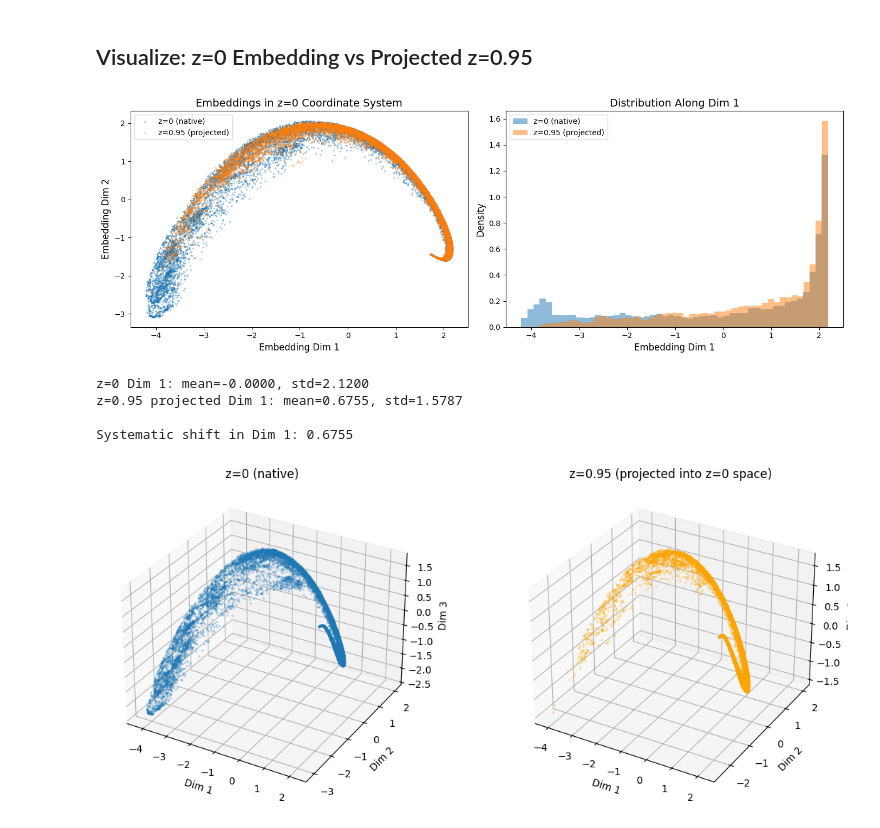
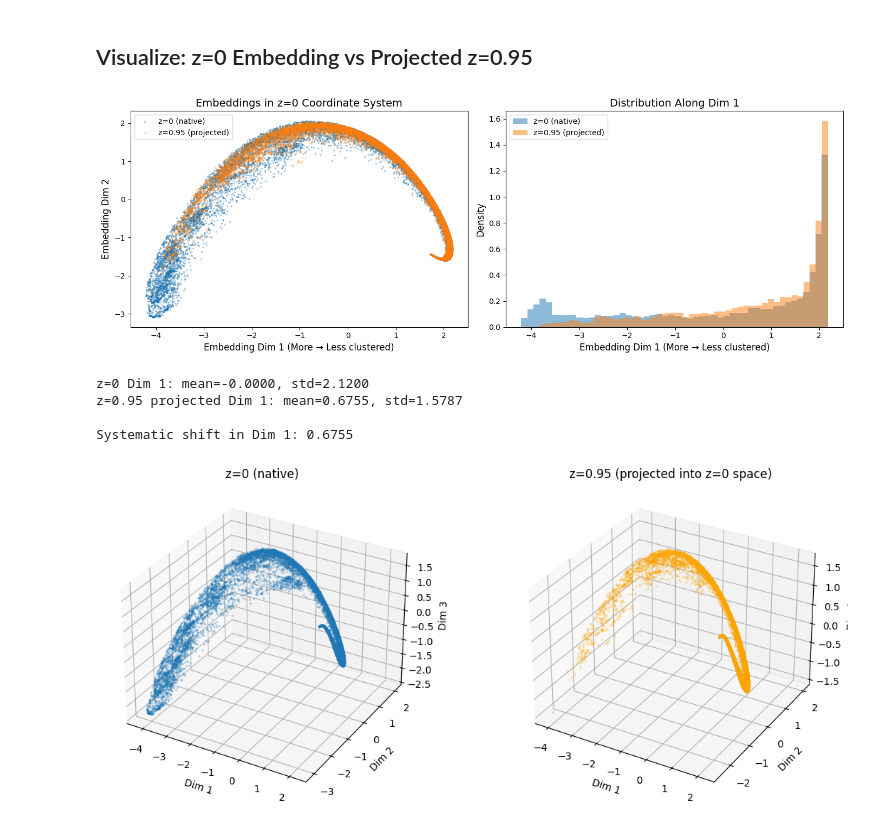
Before and after one commit to asmuzsoy/galaxy-manifolds, a Jupyter notebook: nystrom_projection.ipynb, the cells around one changed output. Drawn from its saved outputs; the diff is of its cells as text; code cells hidden in the pictures.

```diff
--- a/nystrom_projection.ipynb
+++ b/nystrom_projection.ipynb
@@ -198,34 +198,34 @@ Projected z=0.95 embedding shape: (15052, 10)
 # %%
 # Compare distributions
 fig, axes = plt.subplots(1, 2, figsize=(14, 5))
 
 # Dim 1 vs Dim 2
 ax = axes[0]
 ax.scatter(X_z0[:, 0], X_z0[:, 1], s=2, alpha=0.3, label='z=0 (native)')
 ax.scatter(X_z095_projected[:, 0], X_z095_projected[:, 1], s=2, alpha=0.3, label='z=0.95 (projected)')
-ax.set_xlabel('Embedding Dim 1', fontsize=12)
+ax.set_xlabel("Embedding Dim 1 (More "+u"\u2192"+" Less clustered)", fontsize=12)
 ax.set_ylabel('Embedding Dim 2', fontsize=12)
 ax.set_title('Embeddings in z=0 Coordinate System', fontsize=14)
 ax.legend()
 
 # Histograms of Dim 1
 ax = axes[1]
 ax.hist(X_z0[:, 0], bins=50, alpha=0.5, label='z=0 (native)', density=True)
 ax.hist(X_z095_projected[:, 0], bins=50, alpha=0.5, label='z=0.95 (projected)', density=True)
-ax.set_xlabel('Embedding Dim 1', fontsize=12)
+ax.set_xlabel("Embedding Dim 1 (More "+u"\u2192"+" Less clustered)", fontsize=12)
 ax.set_ylabel('Density', fontsize=12)
 ax.set_title('Distribution Along Dim 1', fontsize=14)
 ax.legend()
 
 plt.tight_layout()
 plt.show()
 
 # Print statistics
 print(f"z=0 Dim 1: mean={X_z0[:, 0].mean():.4f}, std={X_z0[:, 0].std():.4f}")
 print(f"z=0.95 projected Dim 1: mean={X_z095_projected[:, 0].mean():.4f}, std={X_z095_projected[:, 0].std():.4f}")
 print(f"\nSystematic shift in Dim 1: {X_z095_projected[:, 0].mean() - X_z0[:, 0].mean():.4f}")
 # %% [output]
-[figure, old version]
+[figure, new version]
 z=0 Dim 1: mean=-0.0000, std=2.1200
 z=0.95 projected Dim 1: mean=0.6755, std=1.5787
 
```
Also changed, not shown: parts of 19 cells of this notebook.
